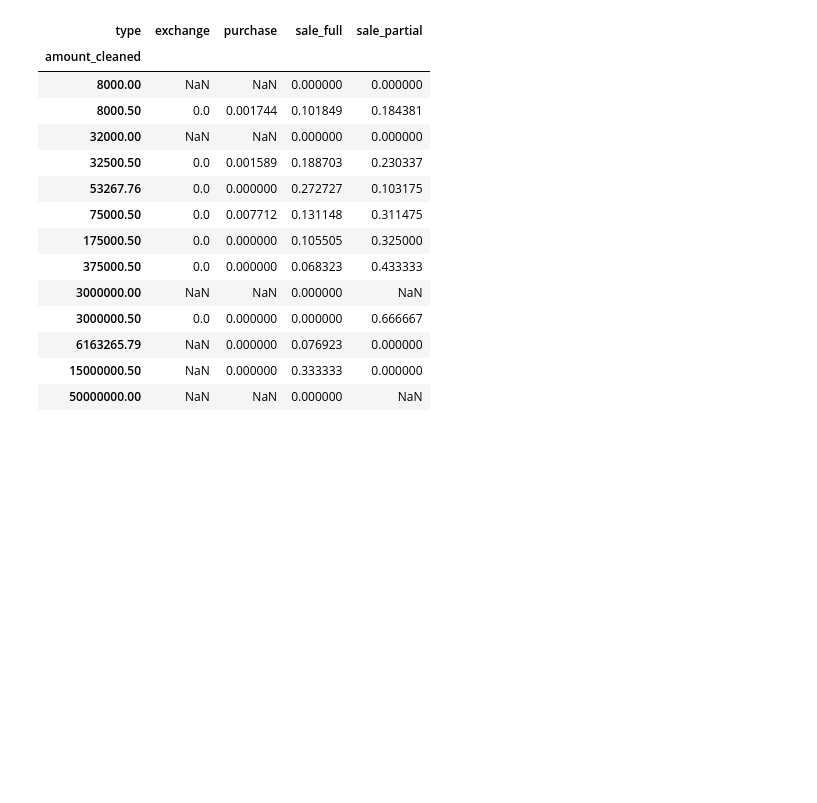
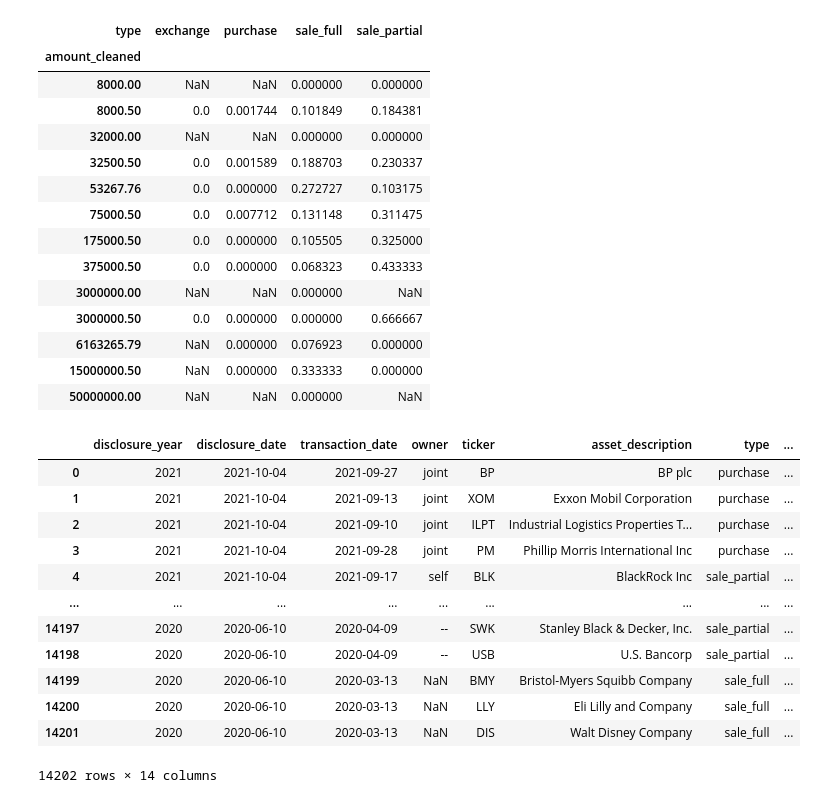
Before and after one commit to tharvipop/sussy-stock-trades, a Jupyter notebook: cleaning_and_eda.ipynb, the cells around one changed output. Saved outputs shown, nothing was run; the diff lists cells and outputs as text; code cells hidden in the pictures; blank space fills up the shorter version.

```diff
--- a/cleaning_and_eda.ipynb
+++ b/cleaning_and_eda.ipynb
@@ -210,0 +211,2 @@ The biggest surprise, however, is the most popular ticker, '--', which isn't eve
+# %%
+df['ticker'] = df['ticker'].replace({'--':np.nan})
@@ -312,3 +322,19 @@ df.pivot_table(index='amount_cleaned', values='cap_gains_over_200_usd', columns=
 | 6163265.79 | NaN | 0.000000 | 0.076923 | 0.000000 |
 | 15000000.50 | NaN | 0.000000 | 0.333333 | 0.000000 |
 | 50000000.00 | NaN | NaN | 0.000000 | NaN |
+# %%
+df
+# %% [output]
+|  | disclosure_year | disclosure_date | transaction_date | owner | ticker | asset_description | type | ... |
+| 0 | 2021 | 2021-10-04 | 2021-09-27 | joint | BP | BP plc | purchase | ... |
+| 1 | 2021 | 2021-10-04 | 2021-09-13 | joint | XOM | Exxon Mobil Corporation | purchase | ... |
+| 2 | 2021 | 2021-10-04 | 2021-09-10 | joint | ILPT | Industrial Logistics Properties T... | purchase | ... |
+| 3 | 2021 | 2021-10-04 | 2021-09-28 | joint | PM | Phillip Morris International Inc | purchase | ... |
+| 4 | 2021 | 2021-10-04 | 2021-09-17 | self | BLK | BlackRock Inc | sale_partial | ... |
+| ... | ... | ... | ... | ... | ... | ... | ... | ... |
+| 14197 | 2020 | 2020-06-10 | 2020-04-09 | -- | SWK | Stanley Black & Decker, Inc. | sale_partial | ... |
+| 14198 | 2020 | 2020-06-10 | 2020-04-09 | -- | USB | U.S. Bancorp | sale_partial | ... |
+| 14199 | 2020 | 2020-06-10 | 2020-03-13 | NaN | BMY | Bristol-Myers Squibb Company | sale_full | ... |
+| 14200 | 2020 | 2020-06-10 | 2020-03-13 | NaN | LLY | Eli Lilly and Company | sale_full | ... |
+| 14201 | 2020 | 2020-06-10 | 2020-03-13 | NaN | DIS | Walt Disney Company | sale_full | ... |
+14202 rows × 14 columns
```
Also changed, not shown: parts of 9 cells of this notebook.
